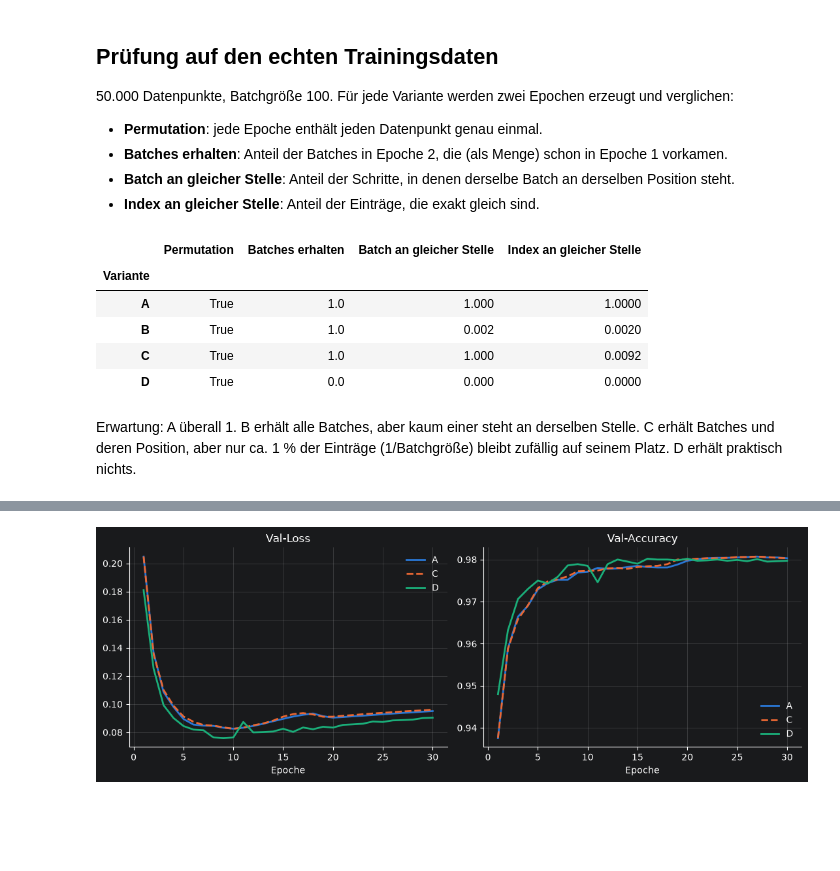
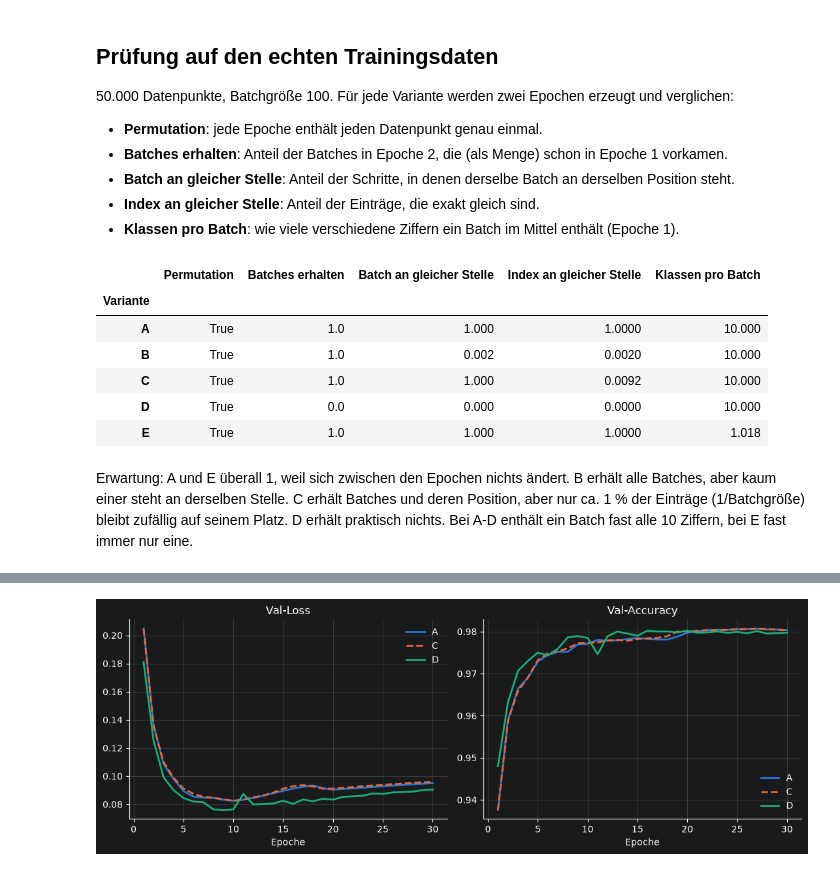
Before and after one commit to dariandieck/ml-shuffling-regularization, a Jupyter notebook: notebooks/02_shuffling_variants.ipynb, the cells around one changed output, grey strips where cells are left out. Saved outputs shown, nothing was run; the diff lists cells and outputs as text; code cells hidden in the pictures; blank space fills up the shorter version.

```diff
--- a/notebooks/02_shuffling_variants.ipynb
+++ b/notebooks/02_shuffling_variants.ipynb
@@ -34,3 +42,7 @@ Zwei Folgerungen:
+# %%
+def epoch_order(variant: Variant, n: int, batch_size: int, gen: torch.Generator, sort_idx: torch.Tensor) -> torch.Tensor:
+    order = variant.batch_order(n, batch_size, gen)
+    return sort_idx[order] if variant.sort_by_class else order
 # %% [markdown]
 ## Visualisierung an einem Mini-Datensatz
 
@@ -38,12 +50,14 @@ Zwei Folgerungen:
 # %%
 toy_n, toy_bs = 20, 4
+toy_labels = torch.randperm(toy_n, generator=torch.Generator().manual_seed(1)) % 5
+toy_sort_idx = toy_labels.argsort(stable=True)
 cmap = ListedColormap(["#2a78d6", "#eb6834", "#1baf7a", "#eda100", "#e87ba4"])
 
-fig, axes = plt.subplots(len(VARIANTS), 2, figsize=(6, 11))
-for row, (name, batch_order) in enumerate(VARIANTS.items()):
+fig, axes = plt.subplots(len(EXPERIMENT_VARIANTS), 2, figsize=(6.5, 13.5))
+for row, variant in enumerate(EXPERIMENT_VARIANTS):
     gen = torch.Generator().manual_seed(0)
     for epoch in range(2):
-        order = batch_order(toy_n, toy_bs, gen)
+        order = epoch_order(variant, toy_n, toy_bs, gen, toy_sort_idx)
         n_steps = order.shape[0]
         ax = axes[row, epoch]
         ax.imshow(order // toy_bs, cmap=cmap, vmin=0, vmax=toy_n // toy_bs - 1)
@@ -55,8 +69,14 @@ for row, (name, batch_order) in enumerate(VARIANTS.items()):
         ax.grid(which="minor", color="white", lw=2)
         ax.tick_params(which="both", length=0)
         ax.set_xticks([])
-        ax.set_yticks(range(n_steps), [f"Schritt {s + 1}" for s in range(n_steps)] if epoch == 0 else [])
-        ax.set_title(f"{name}, Epoche {epoch + 1}")
+        if epoch == 0:
+            step_labels = [f"Schritt {s + 1}" for s in range(n_steps)]
+            if variant.sort_by_class:
+                step_labels = [f"{label} (Klasse {toy_labels[order[s, 0]].item()})" for s, label in enumerate(step_labels)]
+            ax.set_yticks(range(n_steps), step_labels)
+        else:
+            ax.set_yticks([])
+        ax.set_title(f"{variant.name}, Epoche {epoch + 1}")
         for spine in ax.spines.values():
             spine.set_visible(False)
 plt.tight_layout()
@@ -78,32 +99,40 @@ So liest man das Bild:
 - **Batches erhalten**: Anteil der Batches in Epoche 2, die (als Menge) schon in Epoche 1 vorkamen.
 - **Batch an gleicher Stelle**: Anteil der Schritte, in denen derselbe Batch an derselben Position steht.
 - **Index an gleicher Stelle**: Anteil der Einträge, die exakt gleich sind.
+- **Klassen pro Batch**: wie viele verschiedene Ziffern ein Batch im Mittel enthält (Epoche 1).
 # %%
-n, batch_size = 50_000, 100
+data = load_mnist(device)
+labels = data.train.y.cpu()
+sort_idx = labels.argsort(stable=True)
+n, batch_size = len(labels), 100
 
 def batch_sets(order: torch.Tensor) -> list[tuple[int, ...]]:
     return [tuple(row) for row in order.sort(dim=1).values.tolist()]
 
+orders = {}
 rows = []
-for name, batch_order in VARIANTS.items():
+for variant in EXPERIMENT_VARIANTS:
     gen = torch.Generator().manual_seed(0)
-    epoch_1 = batch_order(n, batch_size, gen)
-    epoch_2 = batch_order(n, batch_size, gen)
+    epoch_1 = epoch_order(variant, n, batch_size, gen, sort_idx)
+    epoch_2 = epoch_order(variant, n, batch_size, gen, sort_idx)
+    orders[variant.name] = epoch_1
     sets_1, sets_2 = batch_sets(epoch_1), batch_sets(epoch_2)
     rows.append({
-        "Variante": name,
+        "Variante": variant.name,
         "Permutation": all(torch.equal(e.flatten().sort().values, torch.arange(n)) for e in (epoch_1, epoch_2)),
         "Batches erhalten": sum(s in set(sets_1) for s in sets_2) / len(sets_2),
         "Batch an gleicher Stelle": sum(a == b for a, b in zip(sets_1, sets_2)) / len(sets_2),
         "Index an gleicher Stelle": (epoch_1 == epoch_2).float().mean().item(),
+        "Klassen pro Batch": sum(len(row.unique()) for row in labels[epoch_1]) / len(epoch_1),
     })
 pd.DataFrame(rows).set_index("Variante").round(4)
 # %% [output]
-|  | Permutation | Batches erhalten | Batch an gleicher Stelle | Index an gleicher Stelle |
-| Variante |  |  |  |  |
-| A | True | 1.0 | 1.000 | 1.0000 |
-| B | True | 1.0 | 0.002 | 0.0020 |
-| C | True | 1.0 | 1.000 | 0.0092 |
-| D | True | 0.0 | 0.000 | 0.0000 |
+|  | Permutation | Batches erhalten | Batch an gleicher Stelle | Index an gleicher Stelle | Klassen pro Batch |
+| Variante |  |  |  |  |  |
+| A | True | 1.0 | 1.000 | 1.0000 | 10.000 |
+| B | True | 1.0 | 0.002 | 0.0020 | 10.000 |
+| C | True | 1.0 | 1.000 | 0.0092 | 10.000 |
+| D | True | 0.0 | 0.000 | 0.0000 | 10.000 |
+| E | True | 1.0 | 1.000 | 1.0000 | 1.018 |
 # %% [markdown]
-Erwartung: A überall 1. B erhält alle Batches, aber kaum einer steht an derselben Stelle. C erhält Batches und deren Position, aber nur ca. 1 % der Einträge (1/Batchgröße) bleibt zufällig auf seinem Platz. D erhält praktisch nichts.
+Erwartung: A und E überall 1, weil sich zwischen den Epochen nichts ändert. B erhält alle Batches, aber kaum einer steht an derselben Stelle. C erhält Batches und deren Position, aber nur ca. 1 % der Einträge (1/Batchgröße) bleibt zufällig auf seinem Platz. D erhält praktisch nichts. Bei A-D enthält ein Batch fast alle 10 Ziffern, bei E fast immer nur eine.
```
Also changed, not shown: parts of 11 cells of this notebook, 2 other files.
